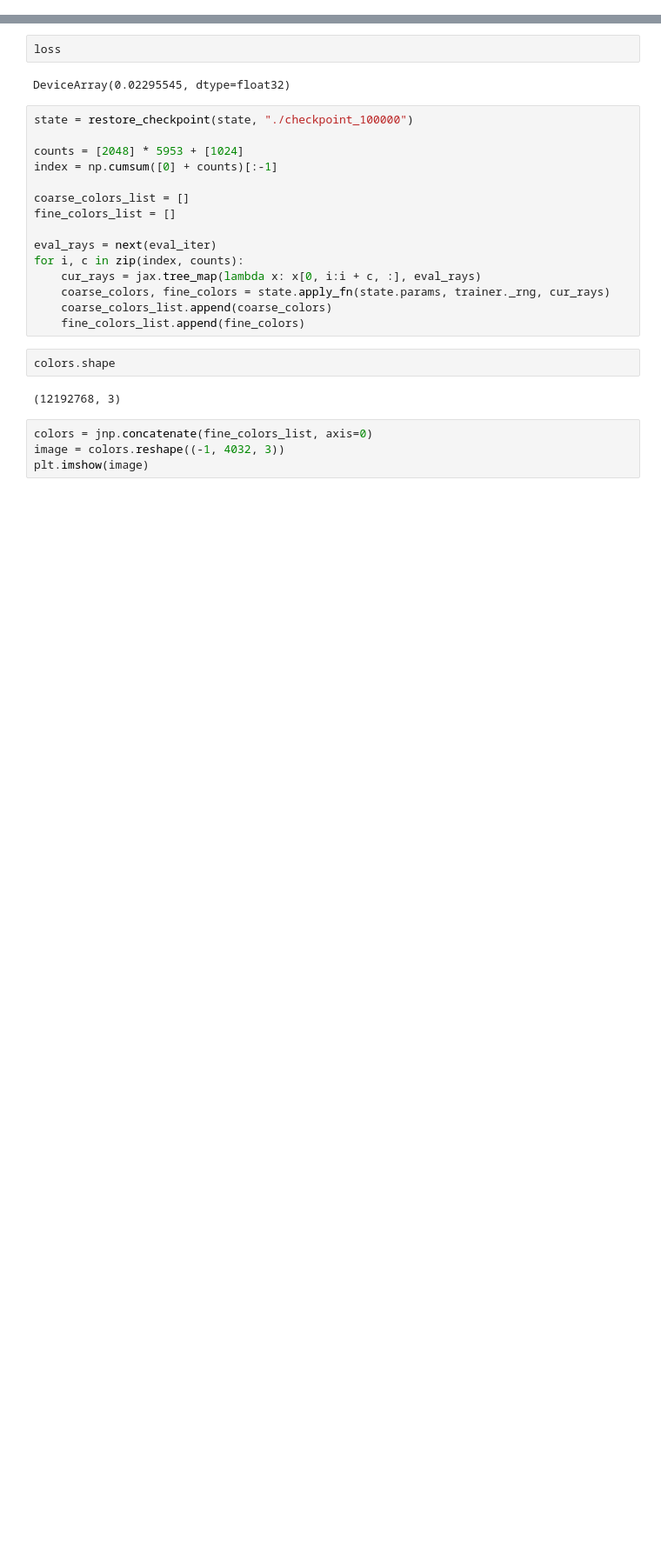
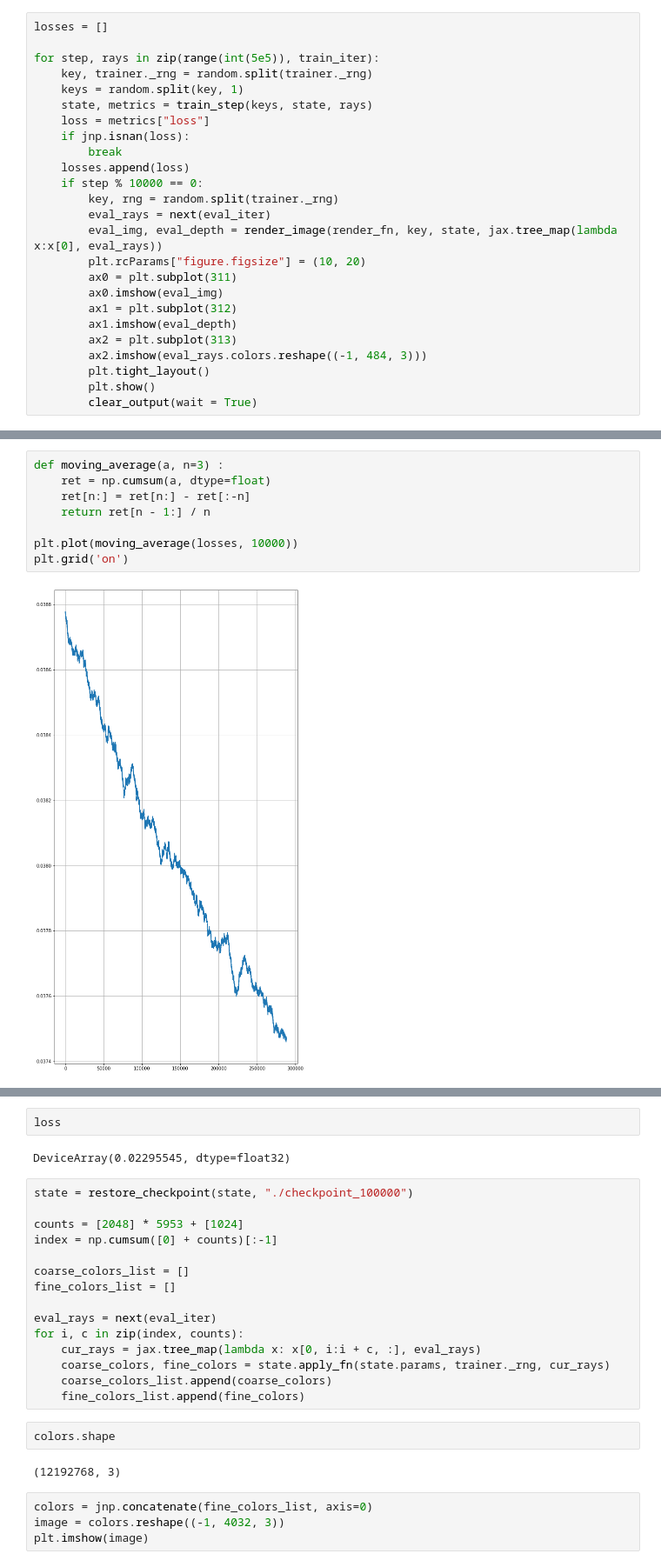
Before and after one commit to liangkaizhang/yet-another-jax-nerf, a Jupyter notebook: scripts/test_model.ipynb, the cells around one changed output, grey strips where cells are left out. Shown at 87% size. Cells and saved outputs as stored; diff of their text form; blank space fills up the shorter version.

```diff
--- a/scripts/test_model.ipynb
+++ b/scripts/test_model.ipynb
@@ -67,0 +156,25 @@ def render_image(render_fn, rng, rays, chunk=8192):
+# %%
+losses = []
+
+for step, rays in zip(range(int(5e5)), train_iter):
+    key, trainer._rng = random.split(trainer._rng)
+    keys = random.split(key, 1)
+    state, metrics = train_step(keys, state, rays)
+    loss = metrics["loss"]
+    if jnp.isnan(loss):
+        break
+    losses.append(loss)
+    if step % 10000 == 0:
+        key, rng = random.split(trainer._rng)
+        eval_rays = next(eval_iter)
+        eval_img, eval_depth = render_image(render_fn, key, state, jax.tree_map(lambda x:x[0], eval_rays))
+        plt.rcParams["figure.figsize"] = (10, 20)
+        ax0 = plt.subplot(311)
+        ax0.imshow(eval_img)
+        ax1 = plt.subplot(312)
+        ax1.imshow(eval_depth)
+        ax2 = plt.subplot(313)
+        ax2.imshow(eval_rays.colors.reshape((-1, 484, 3)))
+        plt.tight_layout()
+        plt.show()
+        clear_output(wait = True)
@@ -68,3 +183,13 @@ def render_image(render_fn, rng, rays, chunk=8192):
+# %%
+def moving_average(a, n=3) :
+    ret = np.cumsum(a, dtype=float)
+    ret[n:] = ret[n:] - ret[:-n]
+    return ret[n - 1:] / n
+
+plt.plot(moving_average(losses, 10000))
+plt.grid('on')
+# %% [output]
+[figure, new version]
 # %%
 import optax
 import flax
```
Also changed, not shown: parts of 12 cells of this notebook, 10 other files.
